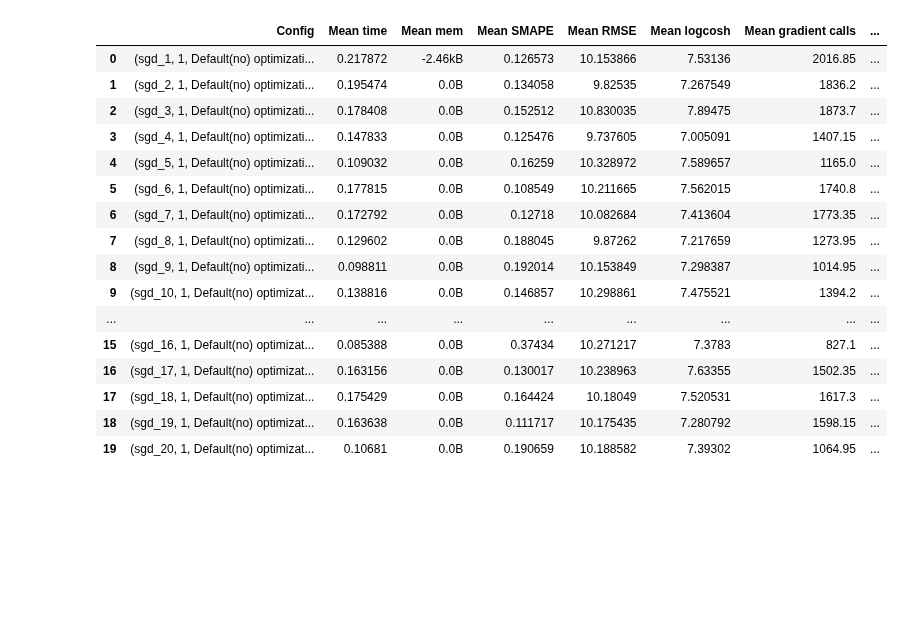
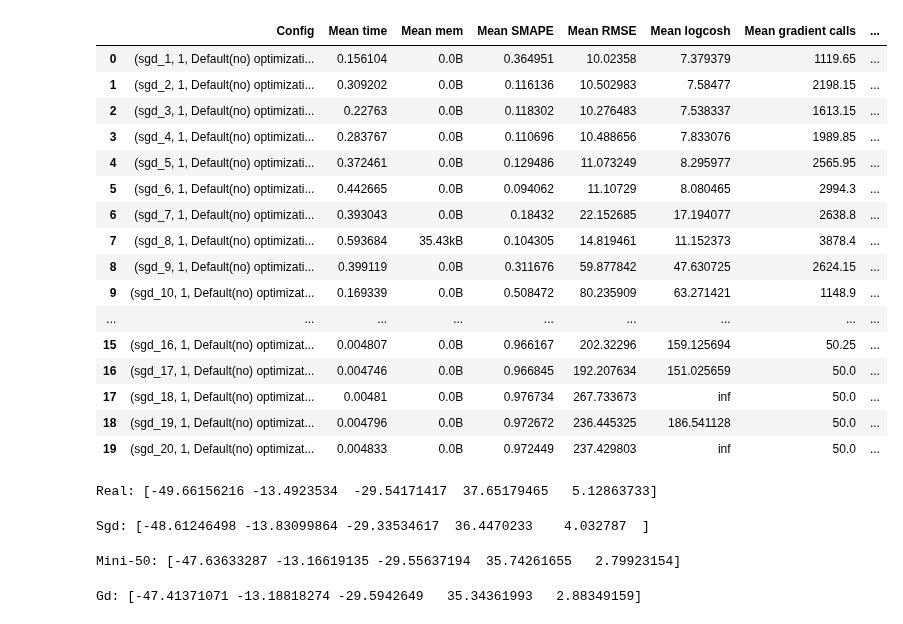
Before and after one commit to EasySocHacks/Optimization-Methods-IFMO, a Jupyter notebook: HW2/2.4.ipynb, the cells around one changed output. Cells and saved outputs as stored; diff of their text form; code cells hidden in the pictures; blank space fills up the shorter version.

```diff
--- a/HW2/2.4.ipynb
+++ b/HW2/2.4.ipynb
@@ -56,7 +74,7 @@ storage = BenchmarkStorage()
 # %%
 errors = [AbsErrorCalculator(), SquaredErrorCalculator(), BoxErrorCalculator()]
-optimizators = [DefaultOptimization(), MomentumOptimization(0.95), NesterovOptimization(0.95), AdaGradOptimization(),
-                RMSPropOptimization(0.5), AdamOptimization()]
+optimizators = [DefaultOptimization(), MomentumOptimization(0.95, dim=3), NesterovOptimization(0.95, dim=3), AdaGradOptimization(dim=3),
+                RMSPropOptimization(0.5, dim=3), AdamOptimization(dim=3)]
 
 batch_sizes = [1, 10, 40, len(points)]
 
@@ -83,5 +101,5 @@ df = pd.DataFrame(result, columns=[
     'Mean gradient calls',
     'Mean iterations'
 ])
-df.to_csv("data/2.4.csv", sep='\t')
+df.to_csv("data/2.4_dim3.csv", sep='\t')
 df
@@ -90,43 +122,65 @@ scale = np.array([10])
 # %%
 result = np.array([])
 
 for i in tqdm(range(20), "dims"):
-    np.append([3], scale)
-    f, points, f_ab = generate_regression(f_scale=50, point_count=500, scale=np.array([3, 3, 10]))
+    scale = np.append([3], scale)
+    f, points, f_ab = generate_regression(f_scale=50, point_count=500, scale=scale)
     index = storage.add_benchmark_config(batch_size='sgd_{}'.format(i + 1))
     for _ in range(20):
         ab, meta = sgd(points)
         storage.add_benchmark_result(index, meta)
     result = np.append(result, storage.get_benchmark_results_arrayed(index))
 result = result.reshape((-1, 8))
 
 df = pd.DataFrame(result, columns=[
     'Config',
     'Mean time',
     'Mean mem',
     'Mean SMAPE',
     'Mean RMSE',
     'Mean logcosh',
     'Mean gradient calls',
     'Mean iterations'
 ])
 df.to_csv("data/2.4_ndims.csv", sep='\t')
 df
 # %% [output]
 |  | Config | Mean time | Mean mem | Mean SMAPE | Mean RMSE | Mean logcosh | Mean gradient calls | ... |
-| 0 | (sgd_1, 1, Default(no) optimizati... | 0.217872 | -2.46kB | 0.126573 | 10.153866 | 7.53136 | 2016.85 | ... |
-| 1 | (sgd_2, 1, Default(no) optimizati... | 0.195474 | 0.0B | 0.134058 | 9.82535 | 7.267549 | 1836.2 | ... |
-| 2 | (sgd_3, 1, Default(no) optimizati... | 0.178408 | 0.0B | 0.152512 | 10.830035 | 7.89475 | 1873.7 | ... |
-| 3 | (sgd_4, 1, Default(no) optimizati... | 0.147833 | 0.0B | 0.125476 | 9.737605 | 7.005091 | 1407.15 | ... |
-| 4 | (sgd_5, 1, Default(no) optimizati... | 0.109032 | 0.0B | 0.16259 | 10.328972 | 7.589657 | 1165.0 | ... |
-| 5 | (sgd_6, 1, Default(no) optimizati... | 0.177815 | 0.0B | 0.108549 | 10.211665 | 7.562015 | 1740.8 | ... |
-| 6 | (sgd_7, 1, Default(no) optimizati... | 0.172792 | 0.0B | 0.12718 | 10.082684 | 7.413604 | 1773.35 | ... |
-| 7 | (sgd_8, 1, Default(no) optimizati... | 0.129602 | 0.0B | 0.188045 | 9.87262 | 7.217659 | 1273.95 | ... |
-| 8 | (sgd_9, 1, Default(no) optimizati... | 0.098811 | 0.0B | 0.192014 | 10.153849 | 7.298387 | 1014.95 | ... |
-| 9 | (sgd_10, 1, Default(no) optimizat... | 0.138816 | 0.0B | 0.146857 | 10.298861 | 7.475521 | 1394.2 | ... |
+| 0 | (sgd_1, 1, Default(no) optimizati... | 0.156104 | 0.0B | 0.364951 | 10.02358 | 7.379379 | 1119.65 | ... |
+| 1 | (sgd_2, 1, Default(no) optimizati... | 0.309202 | 0.0B | 0.116136 | 10.502983 | 7.58477 | 2198.15 | ... |
+| 2 | (sgd_3, 1, Default(no) optimizati... | 0.22763 | 0.0B | 0.118302 | 10.276483 | 7.538337 | 1613.15 | ... |
+| 3 | (sgd_4, 1, Default(no) optimizati... | 0.283767 | 0.0B | 0.110696 | 10.488656 | 7.833076 | 1989.85 | ... |
+| 4 | (sgd_5, 1, Default(no) optimizati... | 0.372461 | 0.0B | 0.129486 | 11.073249 | 8.295977 | 2565.95 | ... |
+| 5 | (sgd_6, 1, Default(no) optimizati... | 0.442665 | 0.0B | 0.094062 | 11.10729 | 8.080465 | 2994.3 | ... |
+| 6 | (sgd_7, 1, Default(no) optimizati... | 0.393043 | 0.0B | 0.18432 | 22.152685 | 17.194077 | 2638.8 | ... |
+| 7 | (sgd_8, 1, Default(no) optimizati... | 0.593684 | 35.43kB | 0.104305 | 14.819461 | 11.152373 | 3878.4 | ... |
+| 8 | (sgd_9, 1, Default(no) optimizati... | 0.399119 | 0.0B | 0.311676 | 59.877842 | 47.630725 | 2624.15 | ... |
+| 9 | (sgd_10, 1, Default(no) optimizat... | 0.169339 | 0.0B | 0.508472 | 80.235909 | 63.271421 | 1148.9 | ... |
 | ... | ... | ... | ... | ... | ... | ... | ... | ... |
-| 15 | (sgd_16, 1, Default(no) optimizat... | 0.085388 | 0.0B | 0.37434 | 10.271217 | 7.3783 | 827.1 | ... |
-| 16 | (sgd_17, 1, Default(no) optimizat... | 0.163156 | 0.0B | 0.130017 | 10.238963 | 7.63355 | 1502.35 | ... |
-| 17 | (sgd_18, 1, Default(no) optimizat... | 0.175429 | 0.0B | 0.164424 | 10.18049 | 7.520531 | 1617.3 | ... |
-| 18 | (sgd_19, 1, Default(no) optimizat... | 0.163638 | 0.0B | 0.111717 | 10.175435 | 7.280792 | 1598.15 | ... |
-| 19 | (sgd_20, 1, Default(no) optimizat... | 0.10681 | 0.0B | 0.190659 | 10.188582 | 7.39302 | 1064.95 | ... |
+| 15 | (sgd_16, 1, Default(no) optimizat... | 0.004807 | 0.0B | 0.966167 | 202.32296 | 159.125694 | 50.25 | ... |
+| 16 | (sgd_17, 1, Default(no) optimizat... | 0.004746 | 0.0B | 0.966845 | 192.207634 | 151.025659 | 50.0 | ... |
+| 17 | (sgd_18, 1, Default(no) optimizat... | 0.00481 | 0.0B | 0.976734 | 267.733673 | inf | 50.0 | ... |
+| 18 | (sgd_19, 1, Default(no) optimizat... | 0.004796 | 0.0B | 0.972672 | 236.445325 | 186.541128 | 50.0 | ... |
+| 19 | (sgd_20, 1, Default(no) optimizat... | 0.004833 | 0.0B | 0.972449 | 237.429803 | inf | 50.0 | ... |
+# %%
+f, points, f_ab = generate_regression(f_scale=50, point_count=500, scale=np.array([3, 4, 5, 3, 10]))
+
+print("Real: {}".format(f_ab))
+# %% [output]
+Real: [-49.66156216 -13.4923534  -29.54171417  37.65179465   5.12863733]
+# %%
+w, _ = sgd(points)
+
+print("Sgd: {}".format(w))
+# %% [output]
+Sgd: [-48.61246498 -13.83099864 -29.33534617  36.4470233    4.032787  ]
+# %%
+w, _ = minibatch_gd(points, batch_size=50)
+print("Mini-50: {}".format(w))
+# %% [output]
+Mini-50: [-47.63633287 -13.16619135 -29.55637194  35.74261655   2.79923154]
+# %%
+w, _ = gd(points)
+print("Gd: {}".format(w))
+# %% [output]
+Gd: [-47.41371071 -13.18818274 -29.5942649   35.34361993   2.88349159]
```
Also changed, not shown: parts of 4 cells of this notebook, 4 other files.
